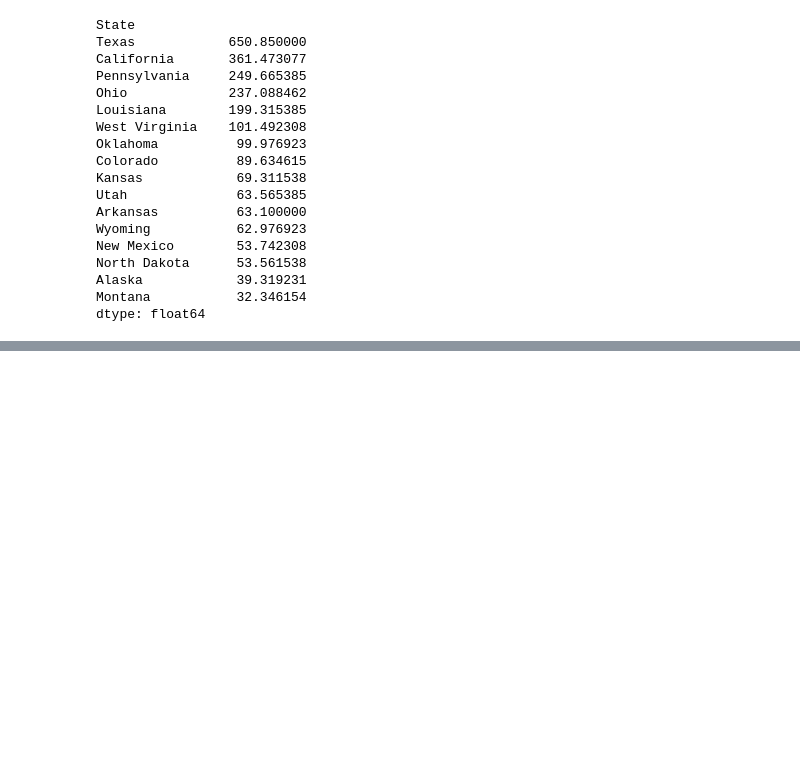
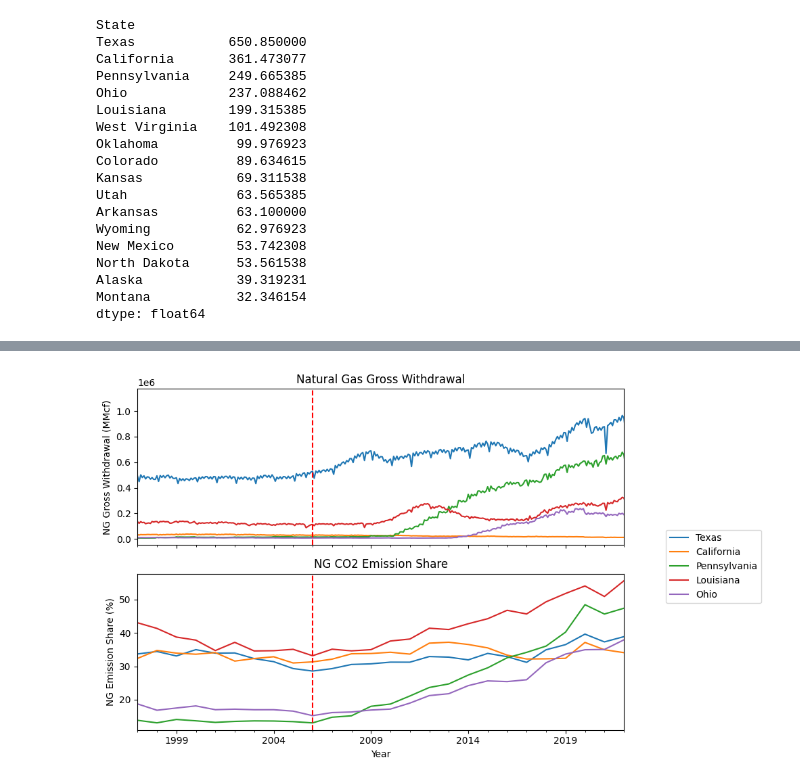
Before and after one commit to kevivuu/ECON323-project, a Jupyter notebook: Final Project.ipynb, the cells around one changed output, grey strips where cells are left out. Cells and saved outputs as stored; diff of their text form; code cells hidden in the pictures; blank space fills up the shorter version.

```diff
--- a/Final Project.ipynb
+++ b/Final Project.ipynb
@@ -427,0 +469,31 @@ dtype: float64
+# %%
+select_states = ['Texas', 'California', 'Pennsylvania', 'Louisiana', 'Ohio']
+# %%
+fig, (ax1, ax2) = plt.subplots(2, 1, figsize=(8, 6), sharex=True)
+
+# Plot the first DataFrame (extract) on the first subplot (ax1)
+extract[select_states].plot(ax=ax1, legend = False)
+ax1.axvline(x='2006-01-01', color='red', linestyle='--')
+ax1.set_title('Natural Gas Gross Withdrawal')
+ax1.set_ylabel('NG Gross Withdrawal (MMcf)')
+
+# Plot the second DataFrame (ng_pct) on the second subplot (ax2)
+ng_pct[select_states].plot(ax=ax2, legend = False)
+ax2.axvline(x='2006-01-01', color='red', linestyle='--')
+ax2.set_title('NG CO2 Emission Share')
+ax2.set_ylabel('NG Emission Share (%)')
+
+# Combine legend handles and labels from both plots
+handles, labels = ax1.get_legend_handles_labels()
+
+# Add a single combined legend to the right of the plots
+fig.legend(handles, labels, loc='center left', bbox_to_anchor=(1.05, 0.5))
+
+# Set a shared x-axis label
+plt.xlabel('Year')
+
+# Adjust layout and show the plot
+plt.tight_layout()
+plt.show()
+# %% [output]
+[figure, added]
```
Also changed, not shown: parts of 21 cells of this notebook, 3 other files.
